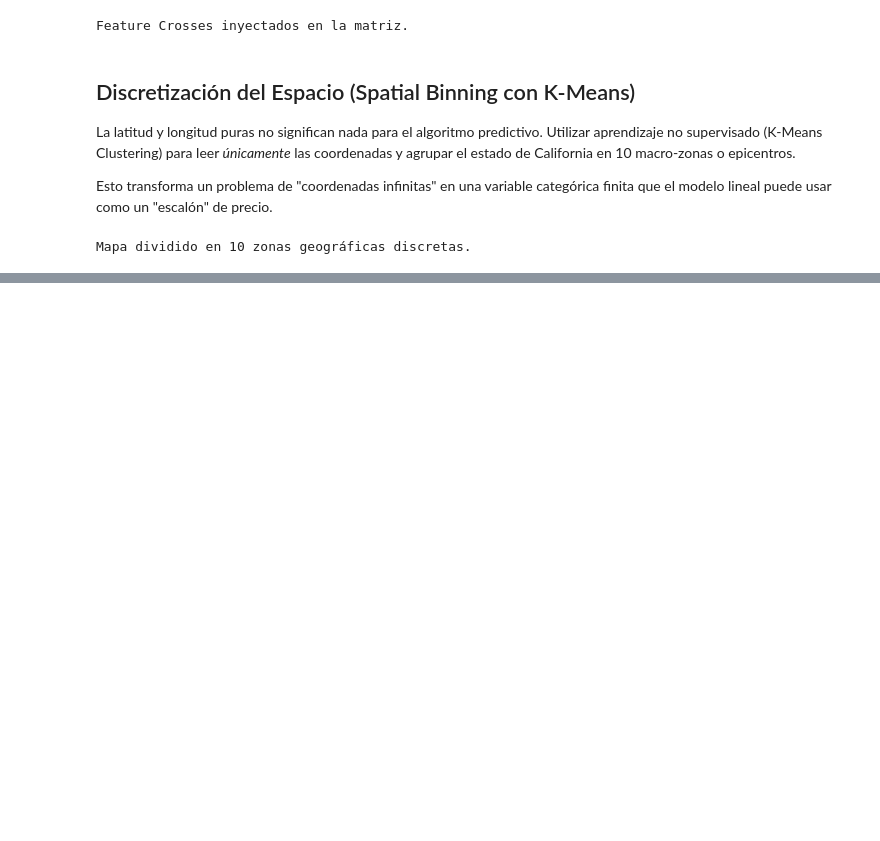
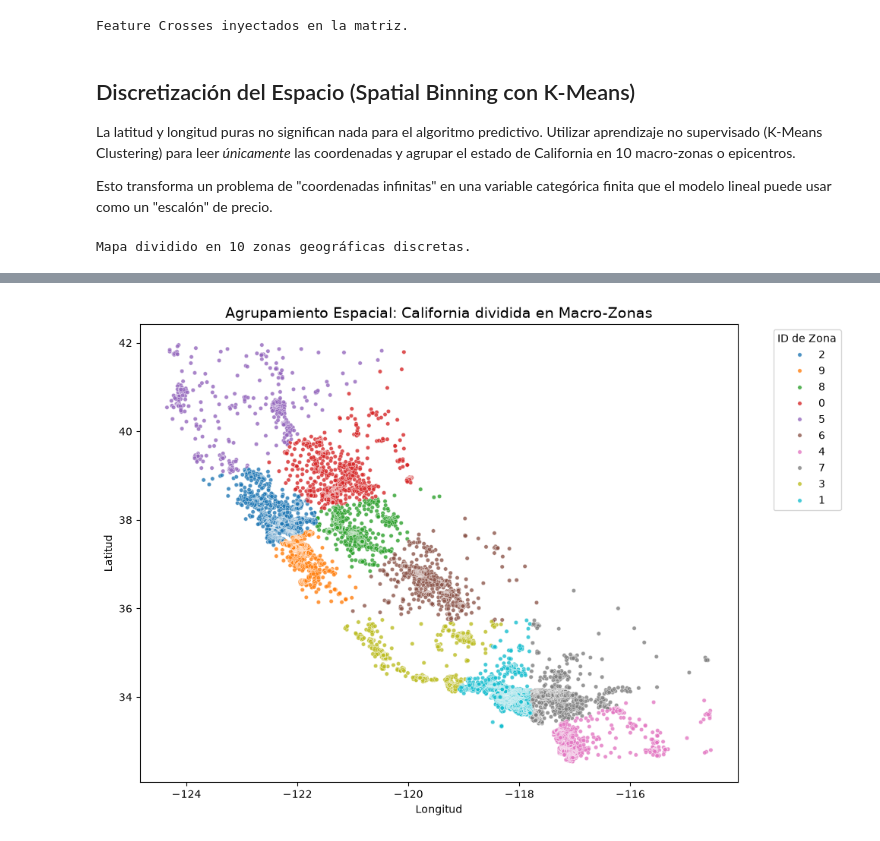
Before and after one commit to Cesahz/california-housing-churn-predictive-modeling, a Jupyter notebook: notebooks/2_1-feature-engineering.ipynb, the cells around one changed output, grey strips where cells are left out. Cells and saved outputs as stored; diff of their text form; code cells hidden in the pictures; blank space fills up the shorter version.

Commit message:
docs: visualizar macro-zonas geograficas generadas por el modelo k-means

```diff
--- a/notebooks/2_1-feature-engineering.ipynb
+++ b/notebooks/2_1-feature-engineering.ipynb
@@ -61,0 +65,20 @@ Mapa dividido en 10 zonas geográficas discretas.
+# %%
+#graficar el mapa de California coloreado por las nuevas zonas
+plt.figure(figsize=(10, 7))
+sns.scatterplot(
+    data=df,
+    x='longitude',
+    y='latitude',
+    hue='geo_cluster',
+    palette='tab10',
+    s=15,
+    alpha=0.8
+)
+plt.title("Agrupamiento Espacial: California dividida en Macro-Zonas", fontsize=14)
+plt.xlabel("Longitud")
+plt.ylabel("Latitud")
+plt.legend(title='ID de Zona', bbox_to_anchor=(1.05, 1), loc='upper left')
+plt.tight_layout()
+plt.show()
+# %% [output]
+[figure, added]
```
Also changed, not shown: parts of 1 cell of this notebook.
